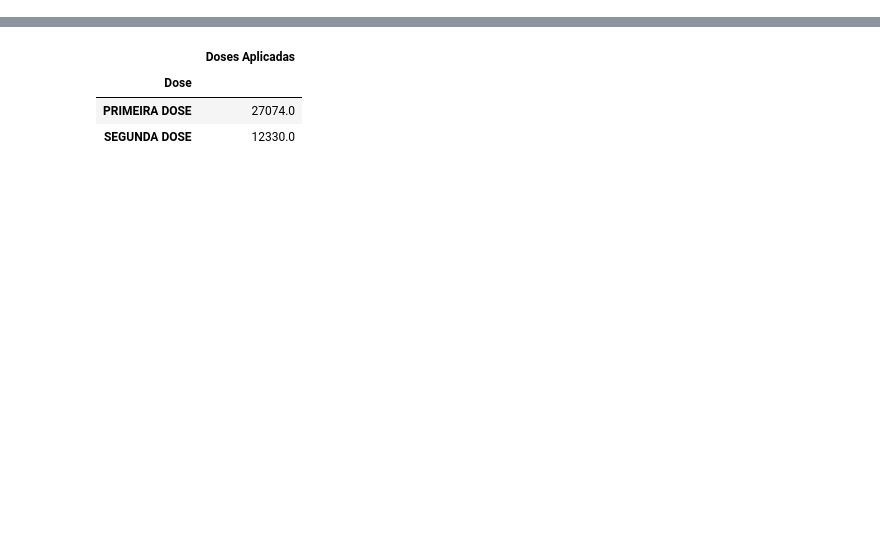
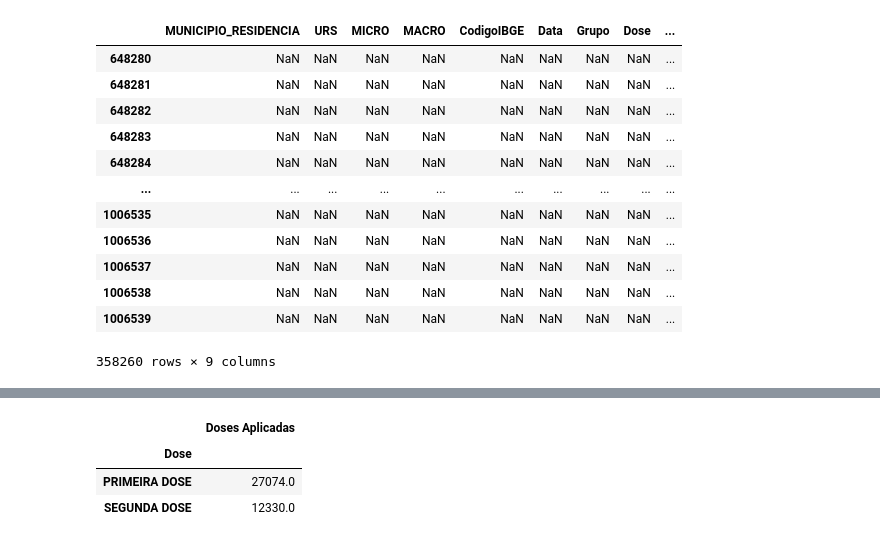
Before and after one commit to eduardagoulart/pandas_study, a Jupyter notebook: mini_curso/covid_vacinas.ipynb, the cells around one changed output, grey strips where cells are left out. Cells and saved outputs as stored; diff of their text form; code cells hidden in the pictures; blank space fills up the shorter version.

```diff
--- a/mini_curso/covid_vacinas.ipynb
+++ b/mini_curso/covid_vacinas.ipynb
@@ -7,3 +42,19 @@ trimester = pd.read_csv("./datasets/CSV_Vacinas_1106/CSV_Vacinas_1Trimeste.csv",
+# %%
+trimester.loc[trimester["Data"].isna()]
+# %% [output]
+|  | MUNICIPIO_RESIDENCIA | URS | MICRO | MACRO | CodigoIBGE | Data | Grupo | Dose | ... |
+| 648280 | NaN | NaN | NaN | NaN | NaN | NaN | NaN | NaN | ... |
+| 648281 | NaN | NaN | NaN | NaN | NaN | NaN | NaN | NaN | ... |
+| 648282 | NaN | NaN | NaN | NaN | NaN | NaN | NaN | NaN | ... |
+| 648283 | NaN | NaN | NaN | NaN | NaN | NaN | NaN | NaN | ... |
+| 648284 | NaN | NaN | NaN | NaN | NaN | NaN | NaN | NaN | ... |
+| ... | ... | ... | ... | ... | ... | ... | ... | ... | ... |
+| 1006535 | NaN | NaN | NaN | NaN | NaN | NaN | NaN | NaN | ... |
+| 1006536 | NaN | NaN | NaN | NaN | NaN | NaN | NaN | NaN | ... |
+| 1006537 | NaN | NaN | NaN | NaN | NaN | NaN | NaN | NaN | ... |
+| 1006538 | NaN | NaN | NaN | NaN | NaN | NaN | NaN | NaN | ... |
+| 1006539 | NaN | NaN | NaN | NaN | NaN | NaN | NaN | NaN | ... |
+358260 rows × 9 columns
 # %%
 after_april.sample()
 # %% [output]
```
Also changed, not shown: parts of 27 cells of this notebook.
